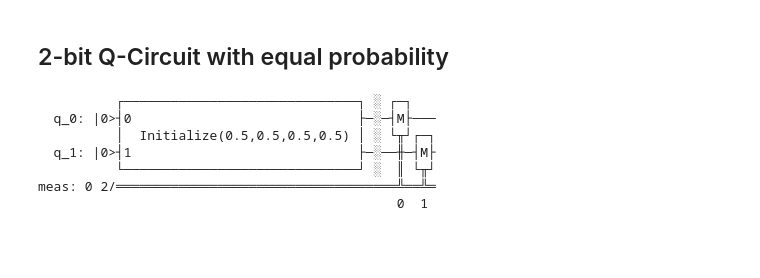
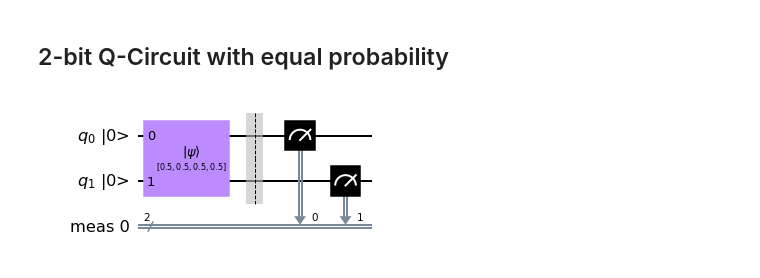
Before and after one commit to TrangDuLam/Qiskit-Working-Projects, a Jupyter notebook: Quantum_State_Measurement.ipynb, the cells around one changed output. Saved outputs shown, nothing was run; the diff lists cells and outputs as text; code cells hidden in the pictures; blank space fills up the shorter version.

```diff
--- a/Quantum_State_Measurement.ipynb
+++ b/Quantum_State_Measurement.ipynb
@@ -70,19 +76,13 @@ plot_histogram(counts)
 # %%
 circuit4 = QuantumCircuit(2)
 circuit4.initialize([0.5, 0.5, 0.5, 0.5], circuit4.qubits)
 '''
 P(oo)=P(01)=P(10)=P(11)
 '''
 circuit4.measure_all()
-circuit4.draw(initial_state=True)
+circuit4.draw(output = 'mpl', initial_state=True)
 # %% [output]
-          ┌──────────────────────────────┐ ░ ┌─┐
-  q_0: |0>┤0                             ├─░─┤M├───
-          │  Initialize(0.5,0.5,0.5,0.5) │ ░ └╥┘┌─┐
-  q_1: |0>┤1                             ├─░──╫─┤M├
-          └──────────────────────────────┘ ░  ║ └╥┘
-meas: 0 2/════════════════════════════════════╩══╩═
-                                              0  1
+[figure, added]
 # %%
 sim = Aer.get_backend('aer_simulator')
 result = sim.run(circuit4).result()
```
Also changed, not shown: parts of 6 cells of this notebook, 1 other file.
